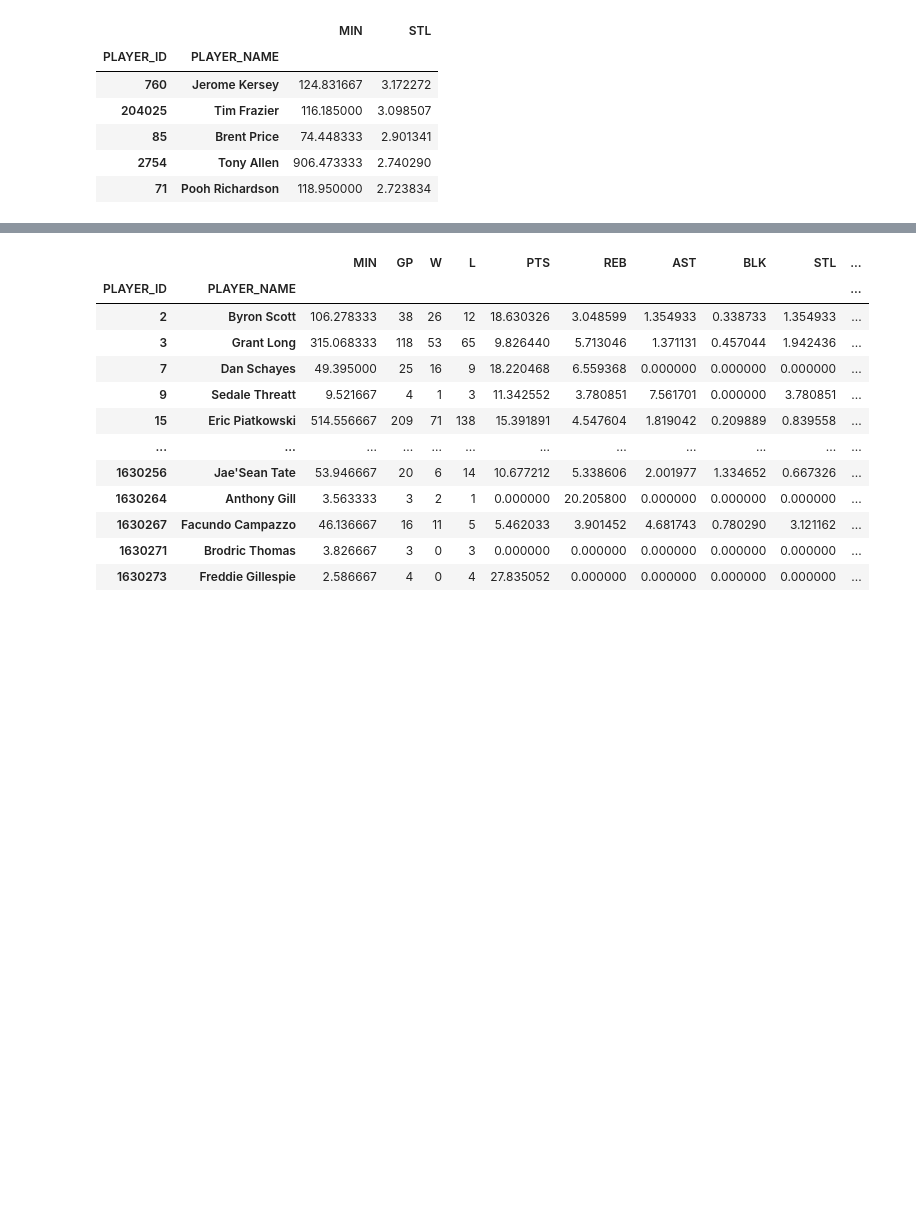
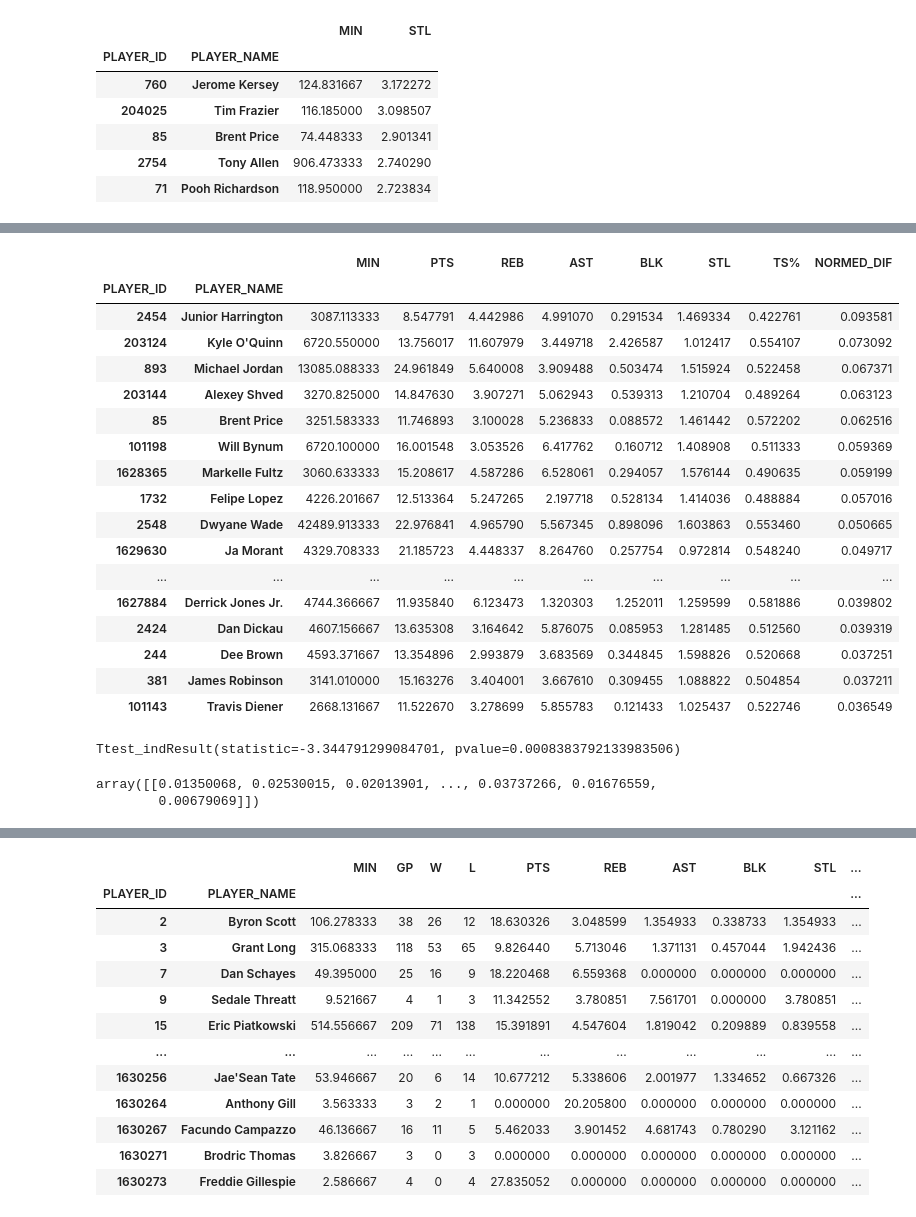
Before and after one commit to Tupacula/nba-clutch-analysis, a Jupyter notebook: cleaner_clutch.ipynb, the cells around one changed output, grey strips where cells are left out. Saved outputs shown, nothing was run; the diff lists cells and outputs as text; code cells hidden in the pictures; blank space fills up the shorter version.

```diff
--- a/cleaner_clutch.ipynb
+++ b/cleaner_clutch.ipynb
@@ -344,0 +318,2 @@ Name: PTS, Length: 1064, dtype: float64
+# %%
+normed_diff = normed_clutch - normed_players
@@ -344,0 +335,2 @@ Name: PTS, Length: 1064, dtype: float64
+# %%
+normed_diff.index = no_scrubs_players_all.index
@@ -344,0 +357,2 @@ Name: PTS, Length: 1064, dtype: float64
+# %%
+no_scrubs_players_all['NORMED_DIF'] = normed_diff
@@ -344,0 +376,28 @@ Name: PTS, Length: 1064, dtype: float64
+# %%
+no_scrubs_players_all[['MIN','PTS','REB','AST','BLK','STL','TS%','NORMED_DIF']].sort_values('NORMED_DIF', ascending = False).head(25)
+# %% [output]
+|  |  | MIN | PTS | REB | AST | BLK | STL | TS% | NORMED_DIF |
+| PLAYER_ID | PLAYER_NAME |  |  |  |  |  |  |  |  |
+| 2454 | Junior Harrington | 3087.113333 | 8.547791 | 4.442986 | 4.991070 | 0.291534 | 1.469334 | 0.422761 | 0.093581 |
+| 203124 | Kyle O'Quinn | 6720.550000 | 13.756017 | 11.607979 | 3.449718 | 2.426587 | 1.012417 | 0.554107 | 0.073092 |
+| 893 | Michael Jordan | 13085.088333 | 24.961849 | 5.640008 | 3.909488 | 0.503474 | 1.515924 | 0.522458 | 0.067371 |
+| 203144 | Alexey Shved | 3270.825000 | 14.847630 | 3.907271 | 5.062943 | 0.539313 | 1.210704 | 0.489264 | 0.063123 |
+| 85 | Brent Price | 3251.583333 | 11.746893 | 3.100028 | 5.236833 | 0.088572 | 1.461442 | 0.572202 | 0.062516 |
+| 101198 | Will Bynum | 6720.100000 | 16.001548 | 3.053526 | 6.417762 | 0.160712 | 1.408908 | 0.511333 | 0.059369 |
+| 1628365 | Markelle Fultz | 3060.633333 | 15.208617 | 4.587286 | 6.528061 | 0.294057 | 1.576144 | 0.490635 | 0.059199 |
+| 1732 | Felipe Lopez | 4226.201667 | 12.513364 | 5.247265 | 2.197718 | 0.528134 | 1.414036 | 0.488884 | 0.057016 |
+| 2548 | Dwyane Wade | 42489.913333 | 22.976841 | 4.965790 | 5.567345 | 0.898096 | 1.603863 | 0.553460 | 0.050665 |
+| 1629630 | Ja Morant | 4329.708333 | 21.185723 | 4.448337 | 8.264760 | 0.257754 | 0.972814 | 0.548240 | 0.049717 |
+| ... | ... | ... | ... | ... | ... | ... | ... | ... | ... |
+| 1627884 | Derrick Jones Jr. | 4744.366667 | 11.935840 | 6.123473 | 1.320303 | 1.252011 | 1.259599 | 0.581886 | 0.039802 |
+| 2424 | Dan Dickau | 4607.156667 | 13.635308 | 3.164642 | 5.876075 | 0.085953 | 1.281485 | 0.512560 | 0.039319 |
+| 244 | Dee Brown | 4593.371667 | 13.354896 | 2.993879 | 3.683569 | 0.344845 | 1.598826 | 0.520668 | 0.037251 |
+| 381 | James Robinson | 3141.010000 | 15.163276 | 3.404001 | 3.667610 | 0.309455 | 1.088822 | 0.504854 | 0.037211 |
+| 101143 | Travis Diener | 2668.131667 | 11.522670 | 3.278699 | 5.855783 | 0.121433 | 1.025437 | 0.522746 | 0.036549 |
+# %%
+stats.ttest_ind(normed_clutch,
+                normed_players,
+                equal_var=False
+                )
+# %% [output]
+Ttest_indResult(statistic=-3.344791299084701, pvalue=0.0008383792133983506)
@@ -344,0 +409,5 @@ Name: PTS, Length: 1064, dtype: float64
+# %%
+norm_reb
+# %% [output]
+array([[0.01350068, 0.02530015, 0.02013901, ..., 0.03737266, 0.01676559,
+        0.00679069]])
```
Also changed, not shown: parts of 44 cells of this notebook.
